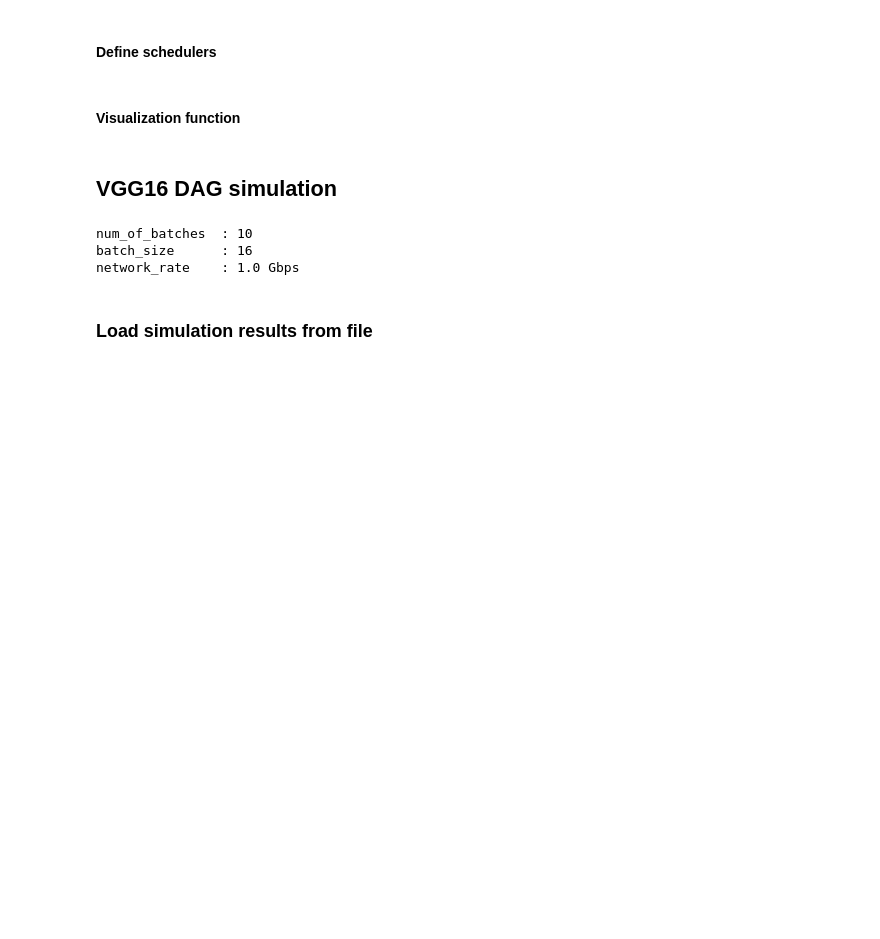
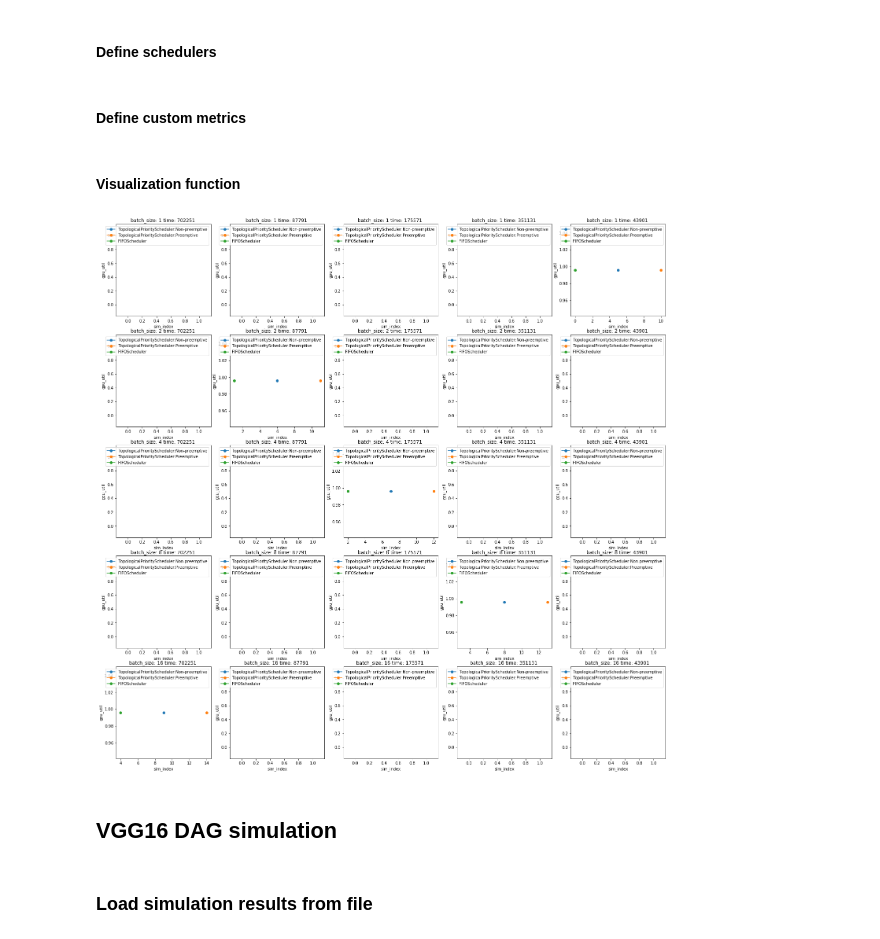
Before and after one commit to ChenYuHo/schedule-simulator, a Jupyter notebook: simulations/visualization/Simulation_visualization.ipynb, the cells around one changed output. Drawn from its saved outputs; the diff is of its cells as text; code cells hidden in the pictures; blank space fills up the shorter version.

Commit message:
Massive presets rework. Created 5D grid plot function

```diff
--- a/simulations/visualization/Simulation_visualization.ipynb
+++ b/simulations/visualization/Simulation_visualization.ipynb
@@ -21,3 +22,5 @@ from model_extraction.keras_model_extractor import apply_timing_profile_to_dag,
 # %%
 schedulers = [FIFOScheduler(), TopologicalPriorityScheduler(preemptive=False),
               TopologicalPriorityScheduler(preemptive=True)]
+# %% [markdown]
+#### Define custom metrics
@@ -60,12 +99,14 @@ def line_plot(results, x, y, save_prefix=None):
+# %%
+line_plot_grid(results,
+               x="sim_index",
+               y="gpu_util",
+               line_variable="network_scheduler",
+               row_variable="batch_size",
+               column_variable="time")
+# %% [output]
+[figure, added]
 # %% [markdown]
 ## VGG16 DAG simulation
 # %%
 with open("../../model_extraction/dags/VGG16.dag") as dag_file:
     base_dag = deserialize_dag(dag_file.read())
-# %%
-results = GpuNetworkSchedulingSim.run_simulations_group(base_dag, schedulers=schedulers, network_rates=[1.],
-                                                        batch_sizes=[1,2,4,8,16], nums_of_batches=[10])
-# %% [output]
-num_of_batches  : 10
-batch_size      : 16
-network_rate    : 1.0 Gbps
```
Also changed, not shown: parts of 10 cells of this notebook, 8 other files.
